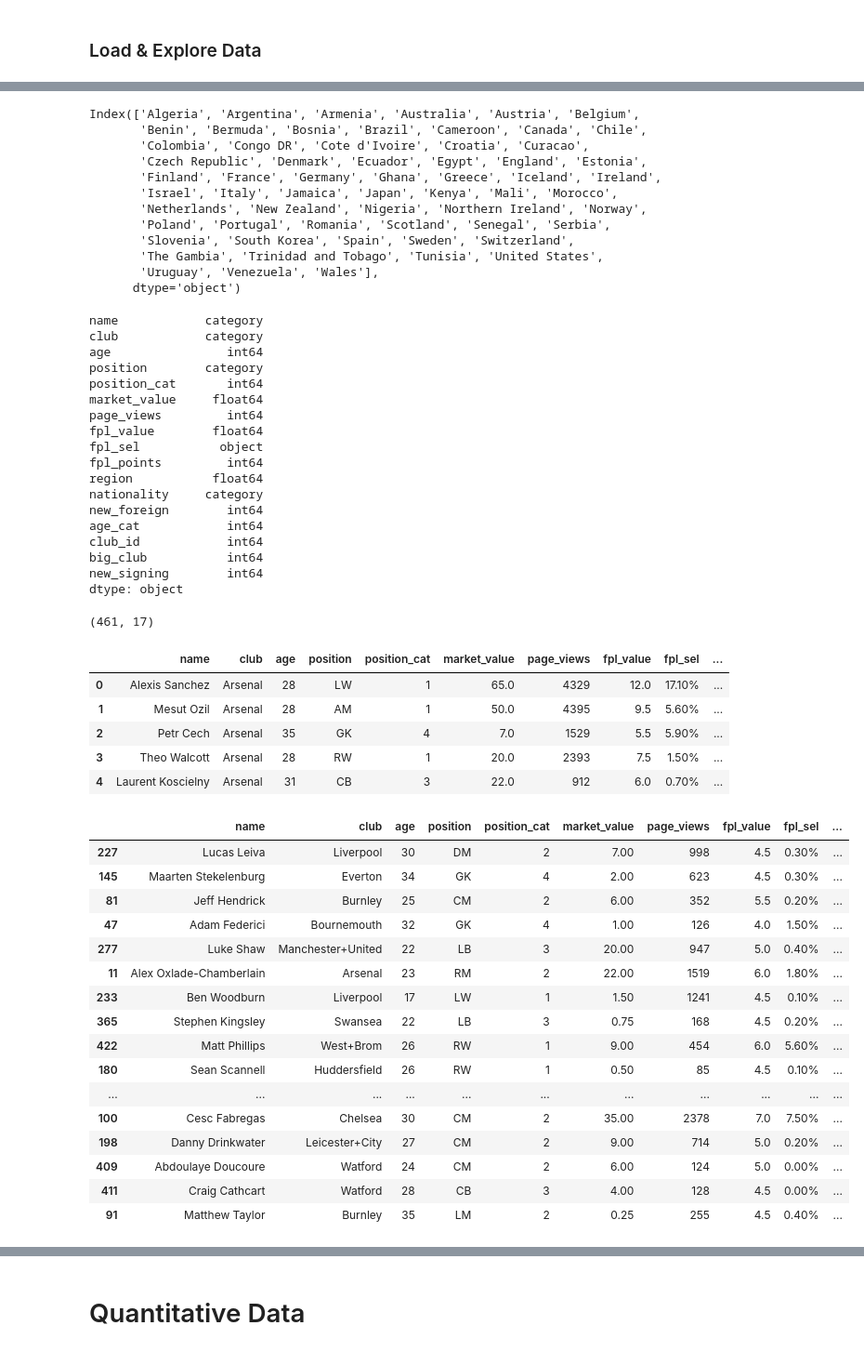
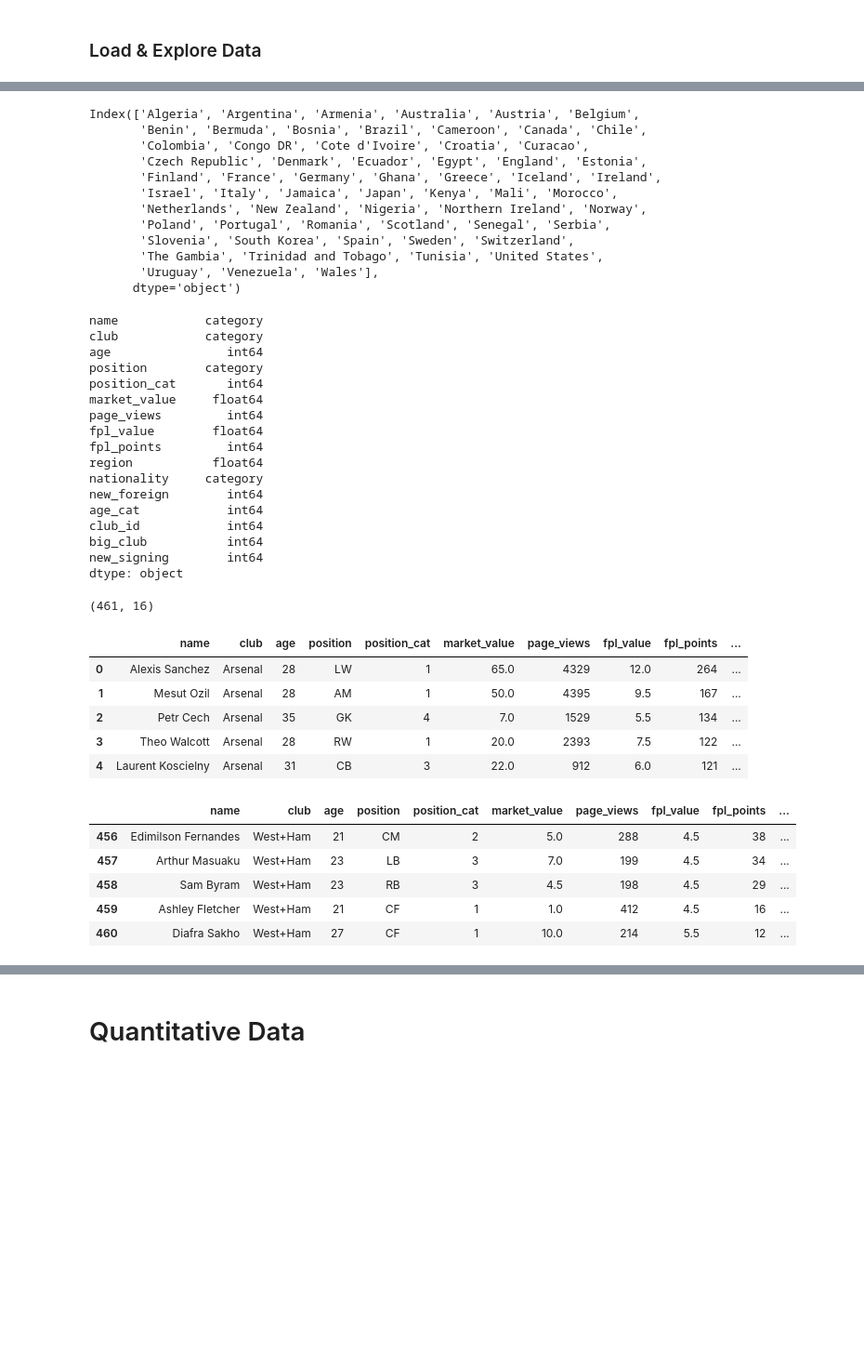
Before and after one commit to basilvetas/seaborn-visualizations, a Jupyter notebook: Data-Visualizations-Python.ipynb, the cells around one changed output, grey strips where cells are left out. Shown at 93% size. Cells and saved outputs as stored; diff of their text form; code cells hidden in the pictures; blank space fills up the shorter version.

```diff
--- a/Data-Visualizations-Python.ipynb
+++ b/Data-Visualizations-Python.ipynb
@@ -38,22 +38,23 @@ sns.set_style("whitegrid")
 ### Load & Explore Data
 # %%
 # Data source: https://www.kaggle.com/mauryashubham/english-premier-league-players-dataset
-df = pd.read_csv('epldata_final.csv', low_memory=False)
+df_raw = pd.read_csv('epldata_final.csv', low_memory=False)
 # %%
 # A bit of data cleaning
-_ = df.drop('fpl_sel', axis=1)
+df = df_raw.copy()
+df = df.drop('fpl_sel', axis=1)
 catg_cols = ['name', 'club', 'position', 'nationality']
 df.loc[:, catg_cols] = df.loc[:, catg_cols].apply(lambda x: x.astype('category'))
 
-df.name.cat.categories
-df.club.cat.categories
-df.position.cat.categories
-df.nationality.cat.categories
+# df.name.cat.categories
+# df.club.cat.categories
+# df.position.cat.categories
+# df.nationality.cat.categories
 
 df.dtypes
 df.shape
 df.head()
-df.sample(20)
+# df.sample(20)
 df.tail()
 df.describe()
 # %% [output]
@@ -76,55 +77,43 @@ Index(['AM', 'CB', 'CF', 'CM', 'DM', 'GK', 'LB', 'LM', 'LW', 'RB', 'RM', 'RW',
       dtype='object')
 Index(['Algeria', 'Argentina', 'Armenia', 'Australia', 'Austria', 'Belgium',
        'Benin', 'Bermuda', 'Bosnia', 'Brazil', 'Cameroon', 'Canada', 'Chile',
        'Colombia', 'Congo DR', 'Cote d'Ivoire', 'Croatia', 'Curacao',
        'Czech Republic', 'Denmark', 'Ecuador', 'Egypt', 'England', 'Estonia',
        'Finland', 'France', 'Germany', 'Ghana', 'Greece', 'Iceland', 'Ireland',
        'Israel', 'Italy', 'Jamaica', 'Japan', 'Kenya', 'Mali', 'Morocco',
        'Netherlands', 'New Zealand', 'Nigeria', 'Northern Ireland', 'Norway',
        'Poland', 'Portugal', 'Romania', 'Scotland', 'Senegal', 'Serbia',
        'Slovenia', 'South Korea', 'Spain', 'Sweden', 'Switzerland',
        'The Gambia', 'Trinidad and Tobago', 'Tunisia', 'United States',
        'Uruguay', 'Venezuela', 'Wales'],
       dtype='object')
 name            category
 club            category
 age                int64
 position        category
 position_cat       int64
 market_value     float64
 page_views         int64
 fpl_value        float64
-fpl_sel           object
 fpl_points         int64
 region           float64
 nationality     category
 new_foreign        int64
 age_cat            int64
 club_id            int64
 big_club           int64
 new_signing        int64
 dtype: object
-(461, 17)
+(461, 16)
-|  | name | club | age | position | position_cat | market_value | page_views | fpl_value | fpl_sel | ... |
-| 0 | Alexis Sanchez | Arsenal | 28 | LW | 1 | 65.0 | 4329 | 12.0 | 17.10% | ... |
-| 1 | Mesut Ozil | Arsenal | 28 | AM | 1 | 50.0 | 4395 | 9.5 | 5.60% | ... |
-| 2 | Petr Cech | Arsenal | 35 | GK | 4 | 7.0 | 1529 | 5.5 | 5.90% | ... |
-| 3 | Theo Walcott | Arsenal | 28 | RW | 1 | 20.0 | 2393 | 7.5 | 1.50% | ... |
-| 4 | Laurent Koscielny | Arsenal | 31 | CB | 3 | 22.0 | 912 | 6.0 | 0.70% | ... |
+|  | name | club | age | position | position_cat | market_value | page_views | fpl_value | fpl_points | ... |
+| 0 | Alexis Sanchez | Arsenal | 28 | LW | 1 | 65.0 | 4329 | 12.0 | 264 | ... |
+| 1 | Mesut Ozil | Arsenal | 28 | AM | 1 | 50.0 | 4395 | 9.5 | 167 | ... |
+| 2 | Petr Cech | Arsenal | 35 | GK | 4 | 7.0 | 1529 | 5.5 | 134 | ... |
+| 3 | Theo Walcott | Arsenal | 28 | RW | 1 | 20.0 | 2393 | 7.5 | 122 | ... |
+| 4 | Laurent Koscielny | Arsenal | 31 | CB | 3 | 22.0 | 912 | 6.0 | 121 | ... |
-|  | name | club | age | position | position_cat | market_value | page_views | fpl_value | fpl_sel | ... |
-| 227 | Lucas Leiva | Liverpool | 30 | DM | 2 | 7.00 | 998 | 4.5 | 0.30% | ... |
-| 145 | Maarten Stekelenburg | Everton | 34 | GK | 4 | 2.00 | 623 | 4.5 | 0.30% | ... |
-| 81 | Jeff Hendrick | Burnley | 25 | CM | 2 | 6.00 | 352 | 5.5 | 0.20% | ... |
-| 47 | Adam Federici | Bournemouth | 32 | GK | 4 | 1.00 | 126 | 4.0 | 1.50% | ... |
-| 277 | Luke Shaw | Manchester+United | 22 | LB | 3 | 20.00 | 947 | 5.0 | 0.40% | ... |
-| 11 | Alex Oxlade-Chamberlain | Arsenal | 23 | RM | 2 | 22.00 | 1519 | 6.0 | 1.80% | ... |
-| 233 | Ben Woodburn | Liverpool | 17 | LW | 1 | 1.50 | 1241 | 4.5 | 0.10% | ... |
-| 365 | Stephen Kingsley | Swansea | 22 | LB | 3 | 0.75 | 168 | 4.5 | 0.20% | ... |
-| 422 | Matt Phillips | West+Brom | 26 | RW | 1 | 9.00 | 454 | 6.0 | 5.60% | ... |
-| 180 | Sean Scannell | Huddersfield | 26 | RW | 1 | 0.50 | 85 | 4.5 | 0.10% | ... |
-| ... | ... | ... | ... | ... | ... | ... | ... | ... | ... | ... |
-| 100 | Cesc Fabregas | Chelsea | 30 | CM | 2 | 35.00 | 2378 | 7.0 | 7.50% | ... |
-| 198 | Danny Drinkwater | Leicester+City | 27 | CM | 2 | 9.00 | 714 | 5.0 | 0.20% | ... |
-| 409 | Abdoulaye Doucoure | Watford | 24 | CM | 2 | 6.00 | 124 | 5.0 | 0.00% | ... |
-| 411 | Craig Cathcart | Watford | 28 | CB | 3 | 4.00 | 128 | 4.5 | 0.00% | ... |
-| 91 | Matthew Taylor | Burnley | 35 | LM | 2 | 0.25 | 255 | 4.5 | 0.40% | ... |
+|  | name | club | age | position | position_cat | market_value | page_views | fpl_value | fpl_points | ... |
+| 456 | Edimilson Fernandes | West+Ham | 21 | CM | 2 | 5.0 | 288 | 4.5 | 38 | ... |
+| 457 | Arthur Masuaku | West+Ham | 23 | LB | 3 | 7.0 | 199 | 4.5 | 34 | ... |
+| 458 | Sam Byram | West+Ham | 23 | RB | 3 | 4.5 | 198 | 4.5 | 29 | ... |
+| 459 | Ashley Fletcher | West+Ham | 21 | CF | 1 | 1.0 | 412 | 4.5 | 16 | ... |
+| 460 | Diafra Sakho | West+Ham | 27 | CF | 1 | 10.0 | 214 | 5.5 | 12 | ... |
```
Also changed, not shown: parts of 19 cells of this notebook.
